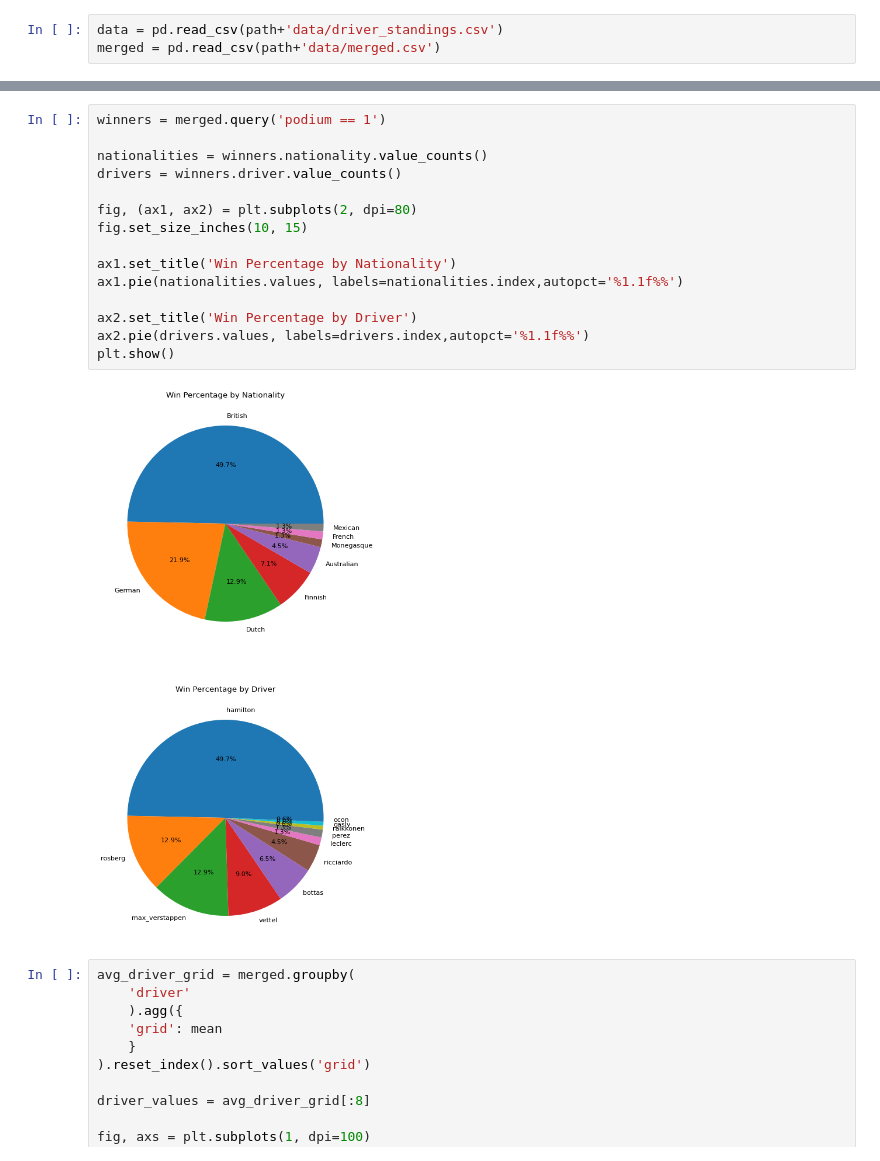
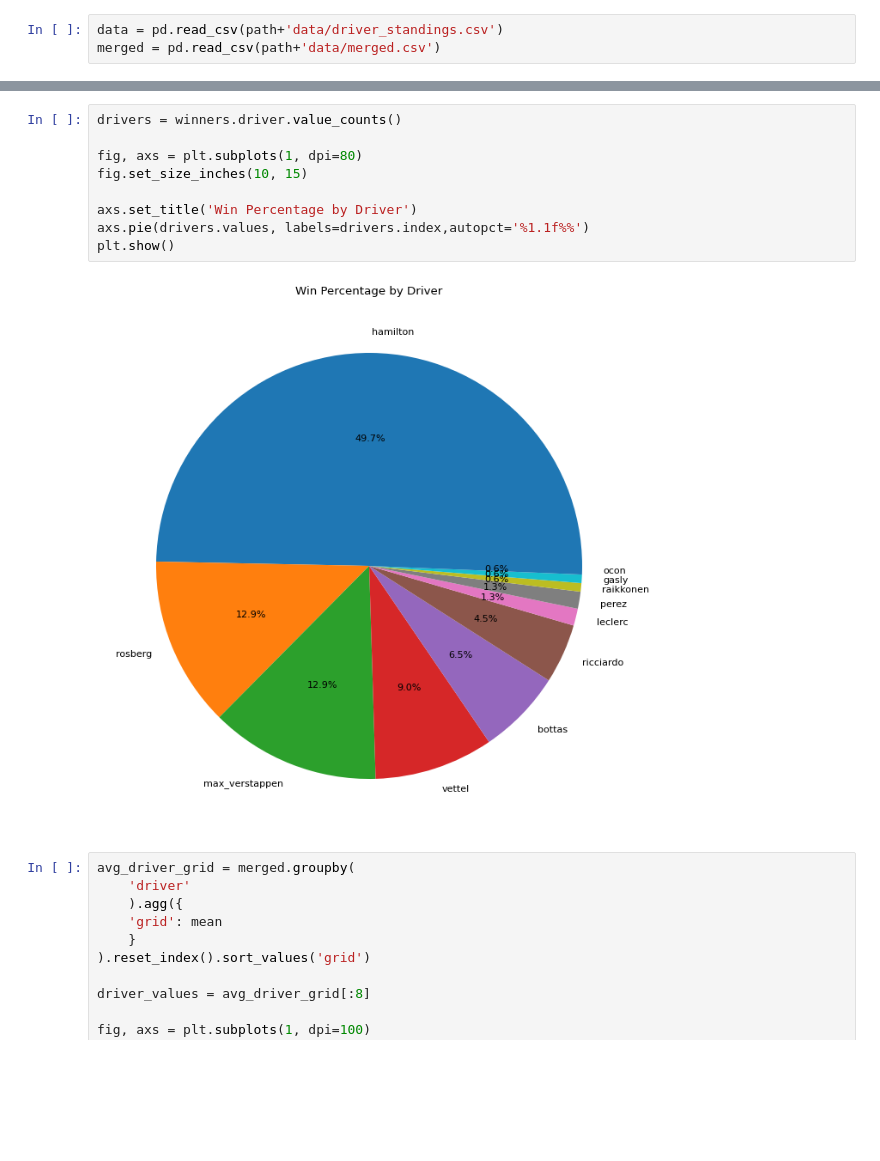
Before and after one commit to ollyjc99/f1-analytics, a Jupyter notebook: data analysis/driver-analysis.ipynb, the cells around one changed output, grey strips where cells are left out. Cells and saved outputs as stored; diff of their text form; blank space fills up the shorter version.

Commit message:
running driver analysis

```diff
--- a/data analysis/driver-analysis.ipynb
+++ b/data analysis/driver-analysis.ipynb
@@ -19,20 +49,14 @@ merged = pd.read_csv(path+'data/merged.csv')
 # %%
-winners = merged.query('podium == 1')
-
-nationalities = winners.nationality.value_counts()
 drivers = winners.driver.value_counts()
 
-fig, (ax1, ax2) = plt.subplots(2, dpi=80)
+fig, axs = plt.subplots(1, dpi=80)
 fig.set_size_inches(10, 15)
 
-ax1.set_title('Win Percentage by Nationality')
-ax1.pie(nationalities.values, labels=nationalities.index,autopct='%1.1f%%')
-
-ax2.set_title('Win Percentage by Driver')
-ax2.pie(drivers.values, labels=drivers.index,autopct='%1.1f%%')
+axs.set_title('Win Percentage by Driver')
+axs.pie(drivers.values, labels=drivers.index,autopct='%1.1f%%')
 plt.show()
 # %% [output]
-[figure, old version]
+[figure, new version]
 # %%
 avg_driver_grid = merged.groupby(
     'driver'
```
Also changed, not shown: parts of 2 cells of this notebook.
